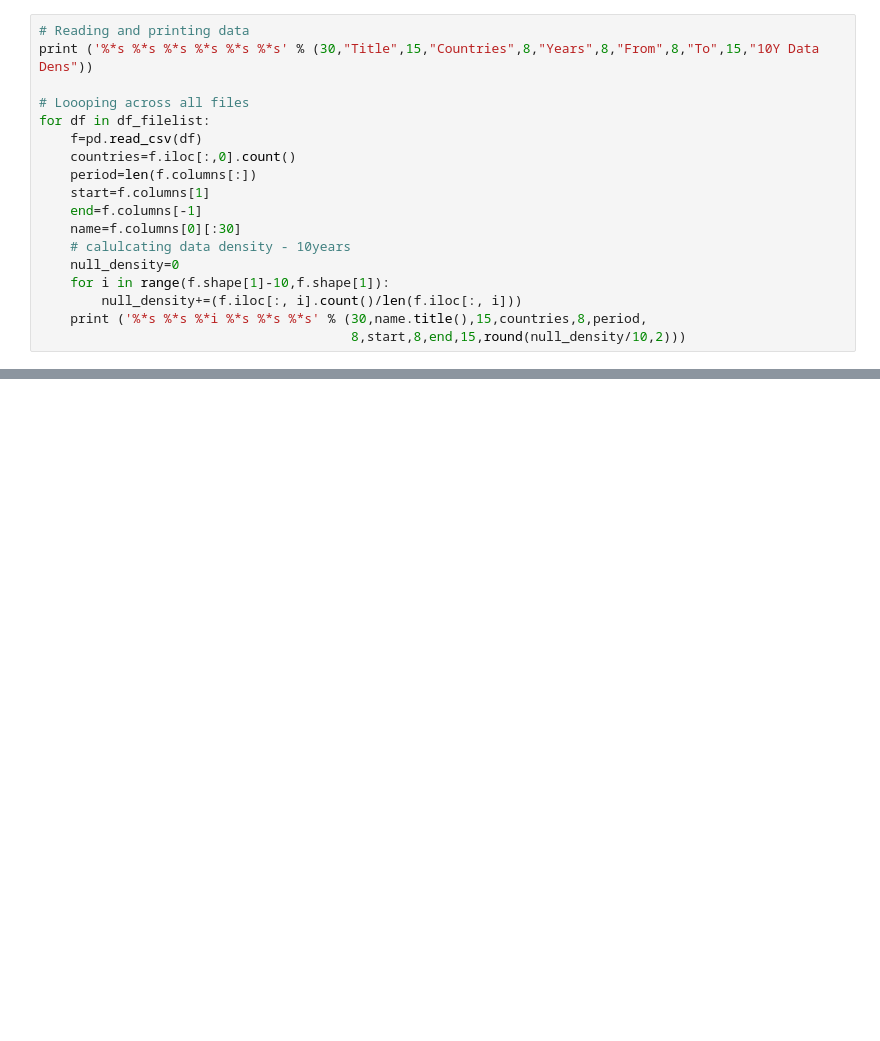
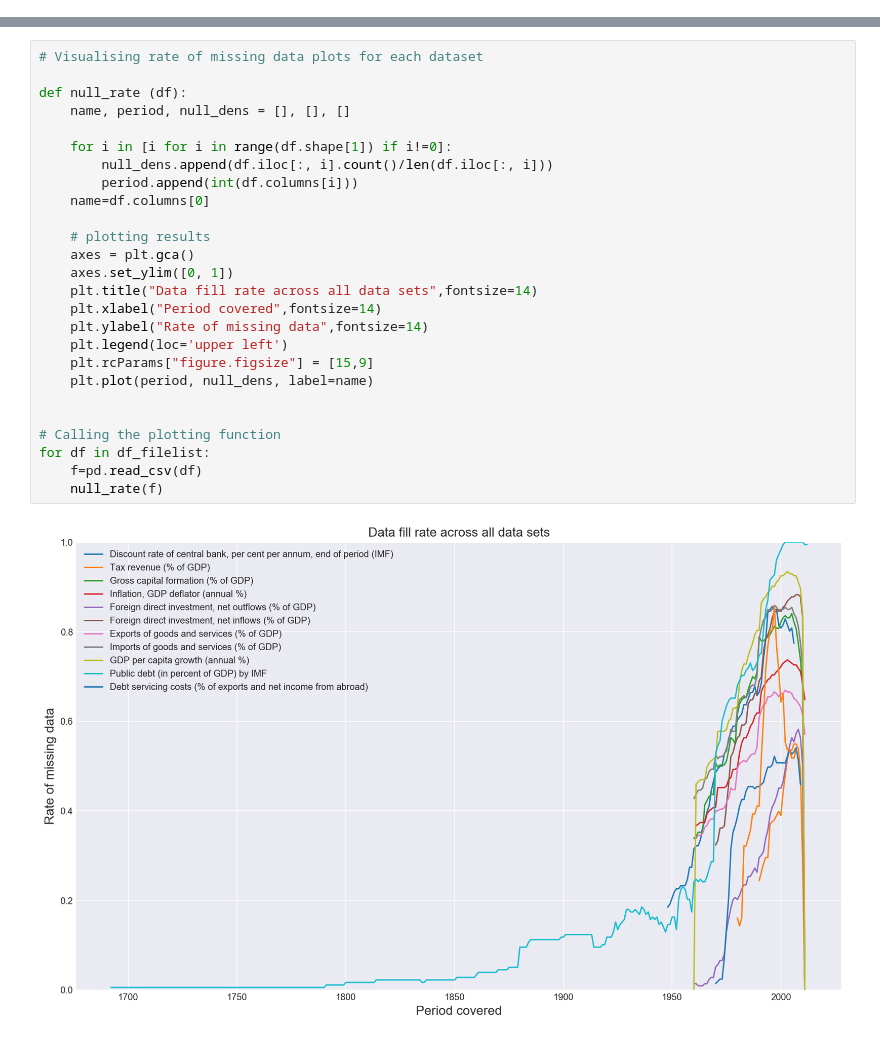
Before and after one commit to kryzhov/udacity, a Jupyter notebook: 3/Investigate_a_Dataset-Kirill Ryzhov.ipynb, the cells around one changed output, grey strips where cells are left out. Cells and saved outputs as stored; diff of their text form; blank space fills up the shorter version.

```diff
--- a/3/Investigate_a_Dataset-Kirill Ryzhov.ipynb
+++ b/3/Investigate_a_Dataset-Kirill Ryzhov.ipynb
@@ -148,18 +0,0 @@ df_tax.shape, df_tax.head(), df_inf.head(), df_inf.shape
-# %%
-# Reading and printing data
-print ('%*s %*s %*s %*s %*s %*s' % (30,"Title",15,"Countries",8,"Years",8,"From",8,"To",15,"10Y Data Dens"))
-
-# Loooping across all files
-for df in df_filelist:
-    f=pd.read_csv(df)
-    countries=f.iloc[:,0].count()
-    period=len(f.columns[:])
-    start=f.columns[1]
-    end=f.columns[-1]
-    name=f.columns[0][:30]
-    # calulcating data density - 10years
-    null_density=0
-    for i in range(f.shape[1]-10,f.shape[1]):
-        null_density+=(f.iloc[:, i].count()/len(f.iloc[:, i]))
-    print ('%*s %*s %*i %*s %*s %*s' % (30,name.title(),15,countries,8,period,
-                                        8,start,8,end,15,round(null_density/10,2)))
@@ -329,0 +159,28 @@ call(['python', '-m', 'nbconvert', 'Investigate_a_Dataset.ipynb'])
+# %%
+# Visualising rate of missing data plots for each dataset
+
+def null_rate (df):
+    name, period, null_dens = [], [], []
+
+    for i in [i for i in range(df.shape[1]) if i!=0]:
+        null_dens.append(df.iloc[:, i].count()/len(df.iloc[:, i]))
+        period.append(int(df.columns[i]))
+    name=df.columns[0]
+
+    # plotting results
+    axes = plt.gca()
+    axes.set_ylim([0, 1])
+    plt.title("Data fill rate across all data sets",fontsize=14)
+    plt.xlabel("Period covered",fontsize=14)
+    plt.ylabel("Rate of missing data",fontsize=14)
+    plt.legend(loc='upper left')
+    plt.rcParams["figure.figsize"] = [15,9]
+    plt.plot(period, null_dens, label=name)
+
+
+# Calling the plotting function
+for df in df_filelist:
+    f=pd.read_csv(df)
+    null_rate(f)
+# %% [output]
+[figure, added]
```
Also changed, not shown: parts of 62 cells of this notebook, 17 other files.
